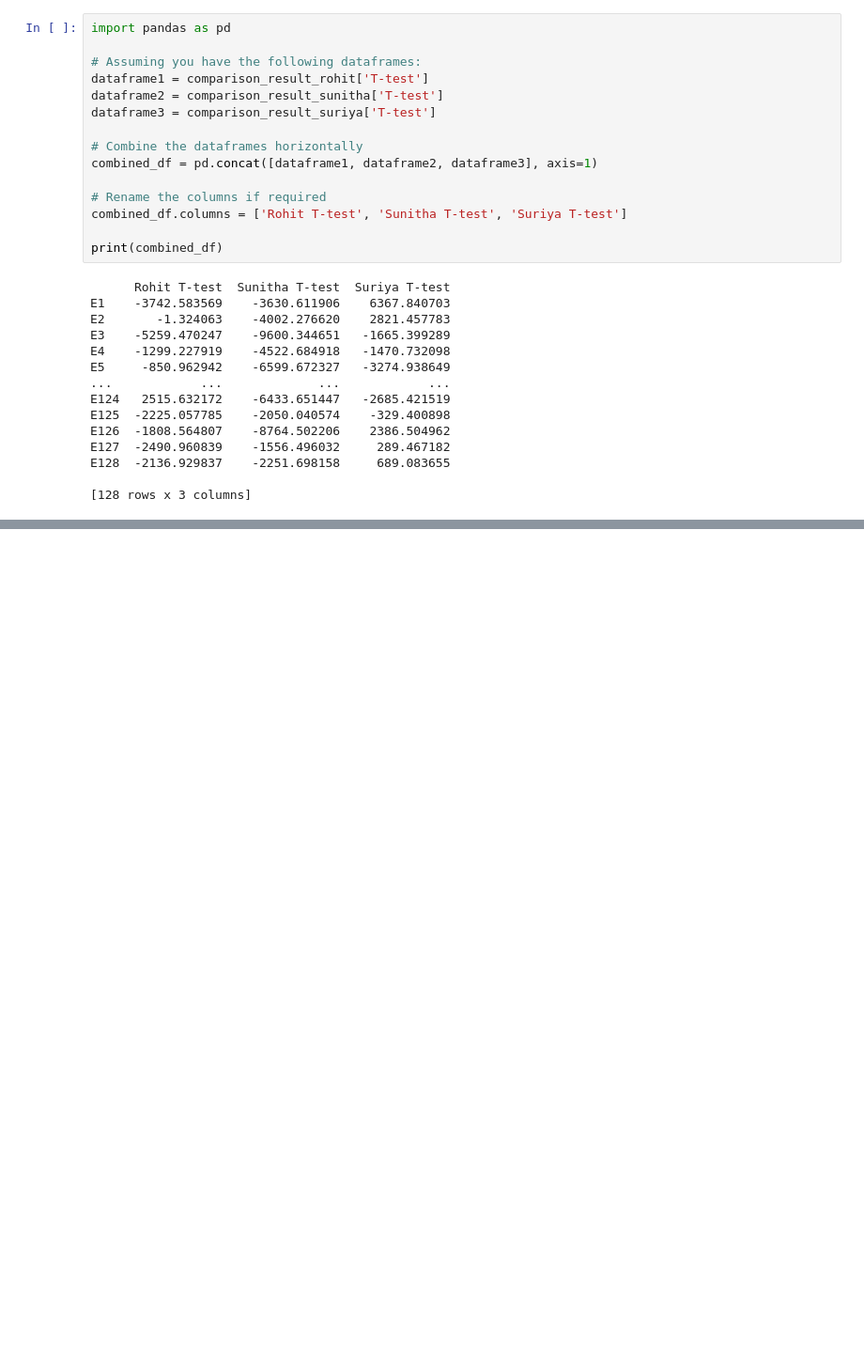
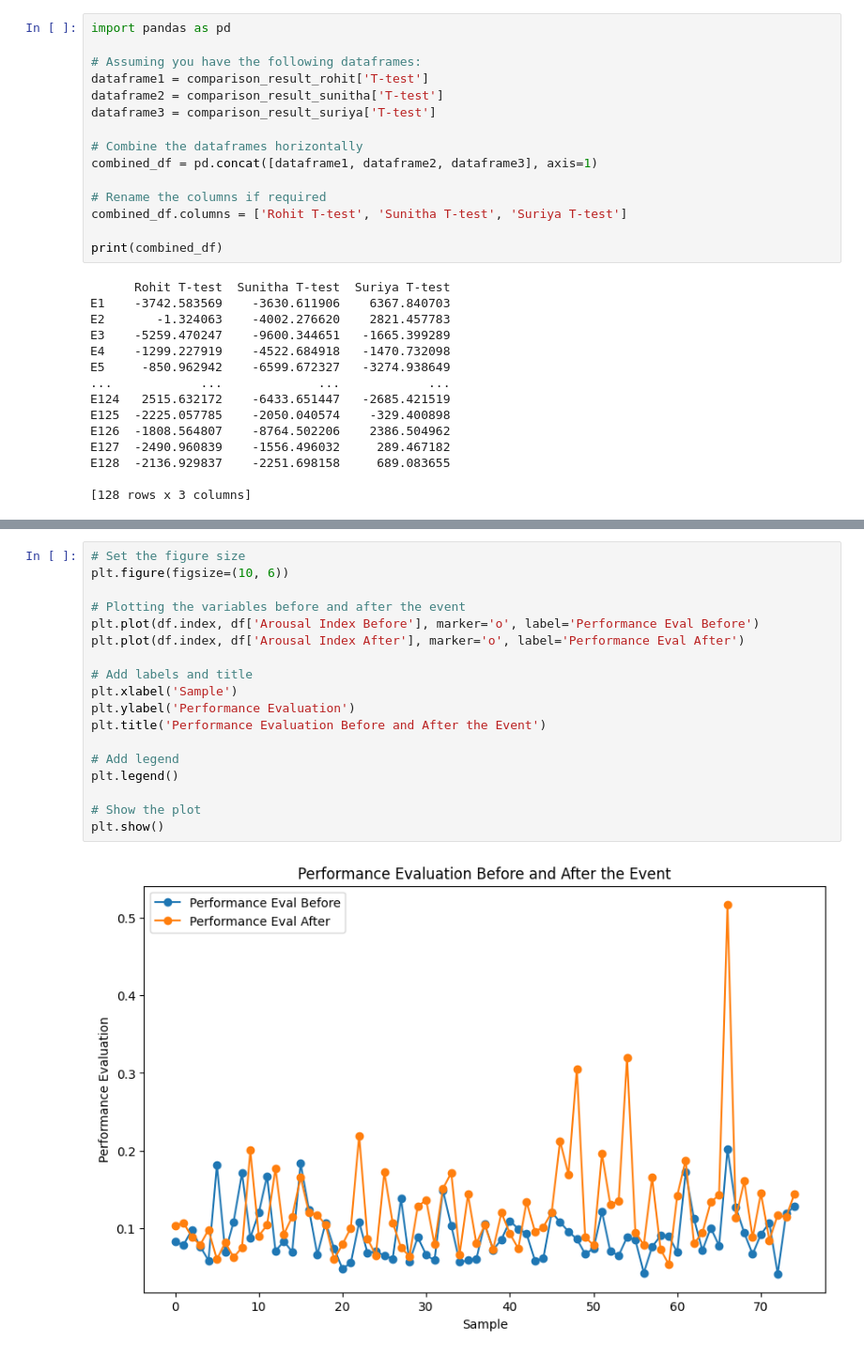
Before and after one commit to preethihiremath/brainsurf, a Jupyter notebook: prePost.ipynb, the cells around one changed output, grey strips where cells are left out. Shown at 94% size. Saved outputs shown, nothing was run; the diff lists cells and outputs as text; blank space fills up the shorter version.

```diff
--- a/prePost.ipynb
+++ b/prePost.ipynb
@@ -491,0 +548,20 @@ Burst Separation Ratio: nan
+# %%
+# Set the figure size
+plt.figure(figsize=(10, 6))
+
+# Plotting the variables before and after the event
+plt.plot(df.index, df['Arousal Index Before'], marker='o', label='Performance Eval Before')
+plt.plot(df.index, df['Arousal Index After'], marker='o', label='Performance Eval After')
+
+# Add labels and title
+plt.xlabel('Sample')
+plt.ylabel('Performance Evaluation')
+plt.title('Performance Evaluation Before and After the Event')
+
+# Add legend
+plt.legend()
+
+# Show the plot
+plt.show()
+# %% [output]
+[figure, added]
```
Also changed, not shown: parts of 16 cells of this notebook, 6 other files.
